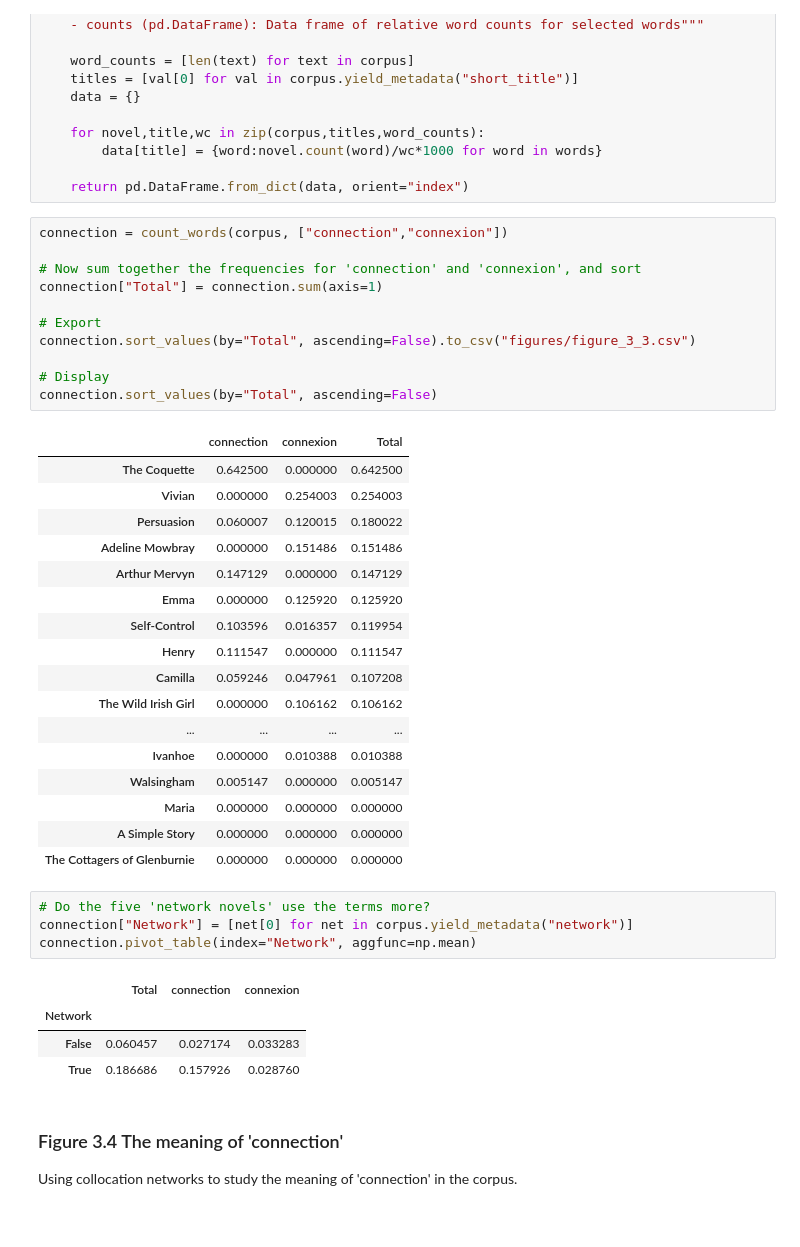
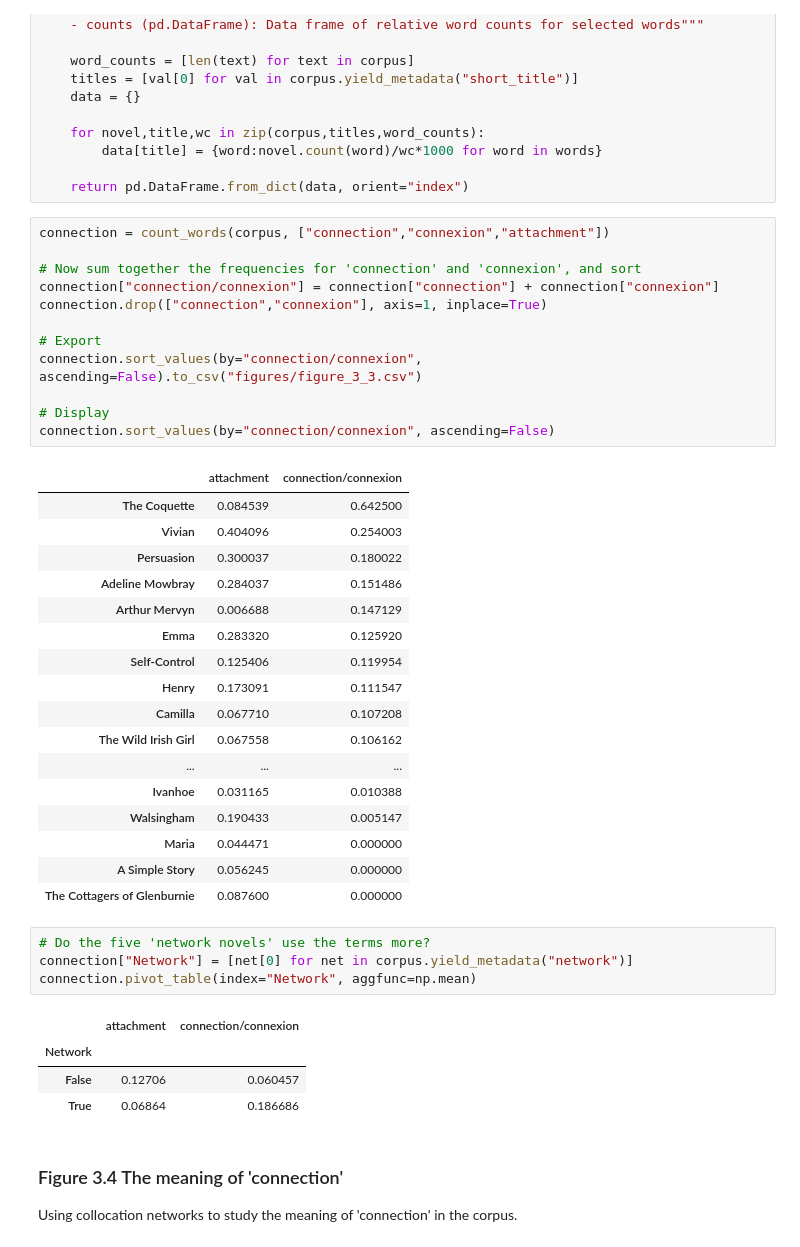
Before and after one commit to sn-code-inside/romantic-self, a Jupyter notebook: Chapter 3 - Fiction.ipynb, the cells around one changed output. Cells and saved outputs as stored; diff of their text form.

```diff
--- a/Chapter 3 - Fiction.ipynb
+++ b/Chapter 3 - Fiction.ipynb
@@ -237,43 +154,44 @@ def count_words(corpus, words):
 
     return pd.DataFrame.from_dict(data, orient="index")
 # %%
-connection = count_words(corpus, ["connection","connexion"])
+connection = count_words(corpus, ["connection","connexion","attachment"])
 
 # Now sum together the frequencies for 'connection' and 'connexion', and sort
-connection["Total"] = connection.sum(axis=1)
+connection["connection/connexion"] = connection["connection"] + connection["connexion"]
+connection.drop(["connection","connexion"], axis=1, inplace=True)
 
 # Export
-connection.sort_values(by="Total", ascending=False).to_csv("figures/figure_3_3.csv")
+connection.sort_values(by="connection/connexion", ascending=False).to_csv("figures/figure_3_3.csv")
 
 # Display
-connection.sort_values(by="Total", ascending=False)
+connection.sort_values(by="connection/connexion", ascending=False)
 # %% [output]
-|  | connection | connexion | Total |
-| The Coquette | 0.642500 | 0.000000 | 0.642500 |
-| Vivian | 0.000000 | 0.254003 | 0.254003 |
-| Persuasion | 0.060007 | 0.120015 | 0.180022 |
-| Adeline Mowbray | 0.000000 | 0.151486 | 0.151486 |
-| Arthur Mervyn | 0.147129 | 0.000000 | 0.147129 |
-| Emma | 0.000000 | 0.125920 | 0.125920 |
-| Self-Control | 0.103596 | 0.016357 | 0.119954 |
-| Henry | 0.111547 | 0.000000 | 0.111547 |
-| Camilla | 0.059246 | 0.047961 | 0.107208 |
-| The Wild Irish Girl | 0.000000 | 0.106162 | 0.106162 |
-| ... | ... | ... | ... |
-| Ivanhoe | 0.000000 | 0.010388 | 0.010388 |
-| Walsingham | 0.005147 | 0.000000 | 0.005147 |
-| Maria | 0.000000 | 0.000000 | 0.000000 |
-| A Simple Story | 0.000000 | 0.000000 | 0.000000 |
-| The Cottagers of Glenburnie | 0.000000 | 0.000000 | 0.000000 |
+|  | attachment | connection/connexion |
+| The Coquette | 0.084539 | 0.642500 |
+| Vivian | 0.404096 | 0.254003 |
+| Persuasion | 0.300037 | 0.180022 |
+| Adeline Mowbray | 0.284037 | 0.151486 |
+| Arthur Mervyn | 0.006688 | 0.147129 |
+| Emma | 0.283320 | 0.125920 |
+| Self-Control | 0.125406 | 0.119954 |
+| Henry | 0.173091 | 0.111547 |
+| Camilla | 0.067710 | 0.107208 |
+| The Wild Irish Girl | 0.067558 | 0.106162 |
+| ... | ... | ... |
+| Ivanhoe | 0.031165 | 0.010388 |
+| Walsingham | 0.190433 | 0.005147 |
+| Maria | 0.044471 | 0.000000 |
+| A Simple Story | 0.056245 | 0.000000 |
+| The Cottagers of Glenburnie | 0.087600 | 0.000000 |
 # %%
 # Do the five 'network novels' use the terms more?
 connection["Network"] = [net[0] for net in corpus.yield_metadata("network")]
 connection.pivot_table(index="Network", aggfunc=np.mean)
 # %% [output]
-|  | Total | connection | connexion |
-| Network |  |  |  |
-| False | 0.060457 | 0.027174 | 0.033283 |
-| True | 0.186686 | 0.157926 | 0.028760 |
+|  | attachment | connection/connexion |
+| Network |  |  |
+| False | 0.12706 | 0.060457 |
+| True | 0.06864 | 0.186686 |
 # %% [markdown]
 ### Figure 3.4 The meaning of 'connection'
 
```
Also changed, not shown: parts of 19 cells of this notebook, 5 other files.
